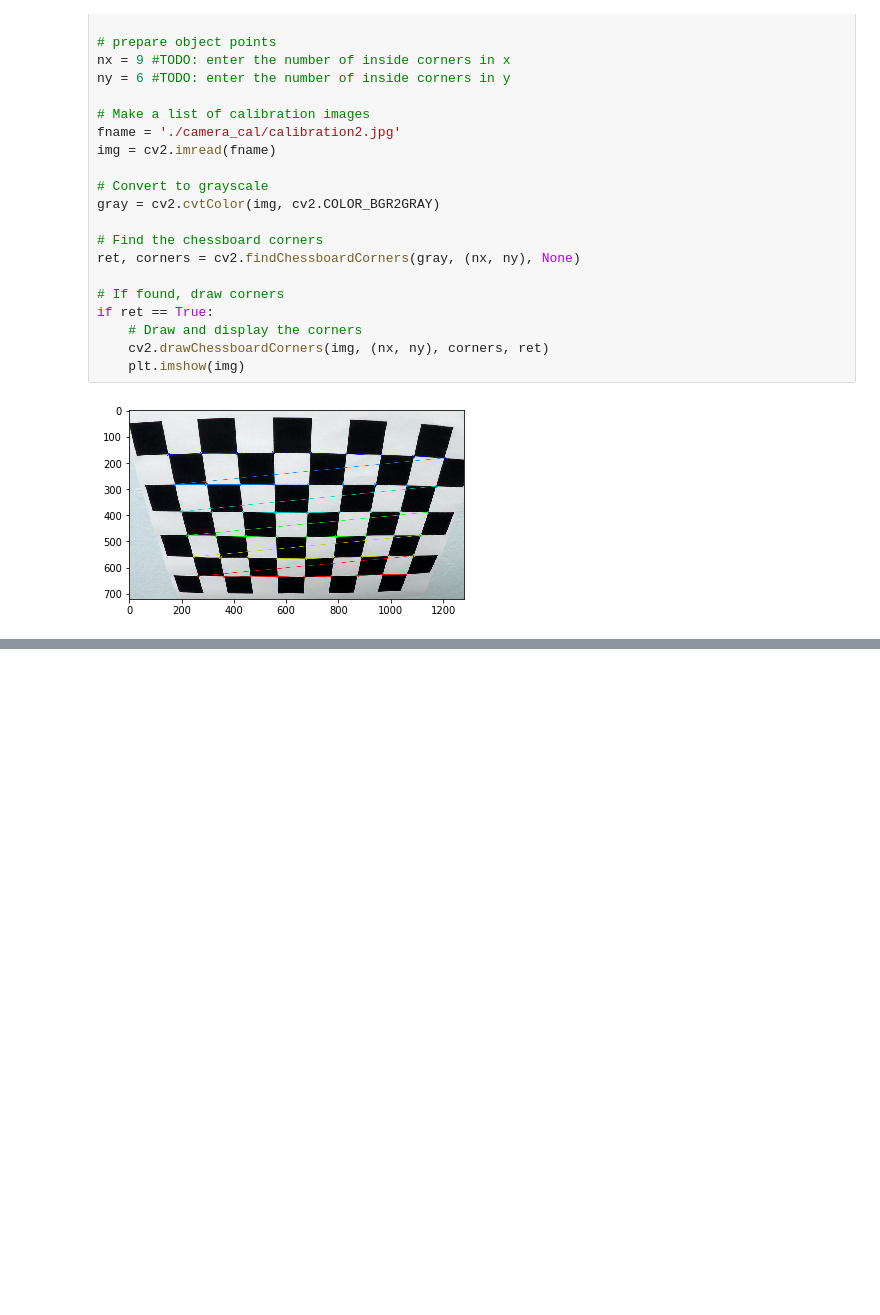
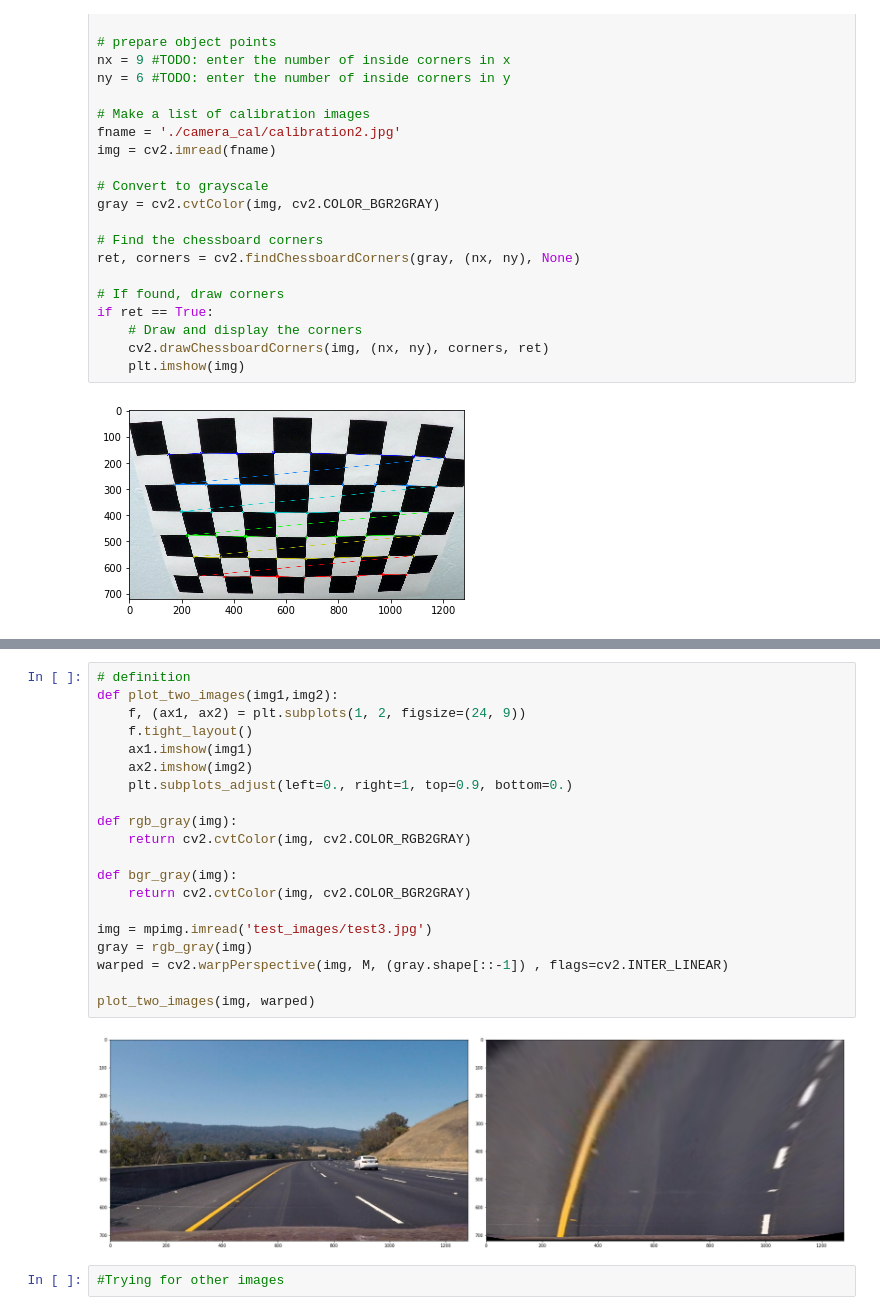
Before and after one commit to ssikmr/CarND-Advanced-Lane-Lines-master, a Jupyter notebook: P4_adv_lane_finding.ipynb, the cells around one changed output, grey strips where cells are left out. Saved outputs shown, nothing was run; the diff lists cells and outputs as text; blank space fills up the shorter version.

```diff
--- a/P4_adv_lane_finding.ipynb
+++ b/P4_adv_lane_finding.ipynb
@@ -50,0 +211,24 @@ plt.subplots_adjust(left=0., right=1, top=0.9, bottom=0.)
+# %%
+# definition
+def plot_two_images(img1,img2):
+    f, (ax1, ax2) = plt.subplots(1, 2, figsize=(24, 9))
+    f.tight_layout()
+    ax1.imshow(img1)
+    ax2.imshow(img2)
+    plt.subplots_adjust(left=0., right=1, top=0.9, bottom=0.)
+
+def rgb_gray(img):
+    return cv2.cvtColor(img, cv2.COLOR_RGB2GRAY)
+
+def bgr_gray(img):
+    return cv2.cvtColor(img, cv2.COLOR_BGR2GRAY)
+
+img = mpimg.imread('test_images/test3.jpg')
+gray = rgb_gray(img)
+warped = cv2.warpPerspective(img, M, (gray.shape[::-1]) , flags=cv2.INTER_LINEAR)
+
+plot_two_images(img, warped)
+# %% [output]
+[figure, added]
+# %%
+#Trying for other images
```
Also changed, not shown: parts of 7 cells of this notebook.
